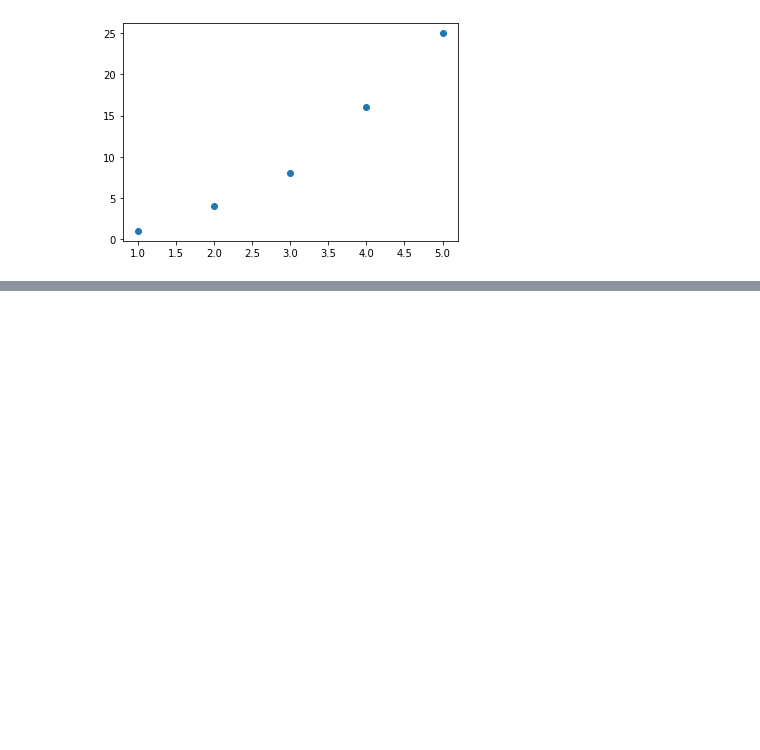
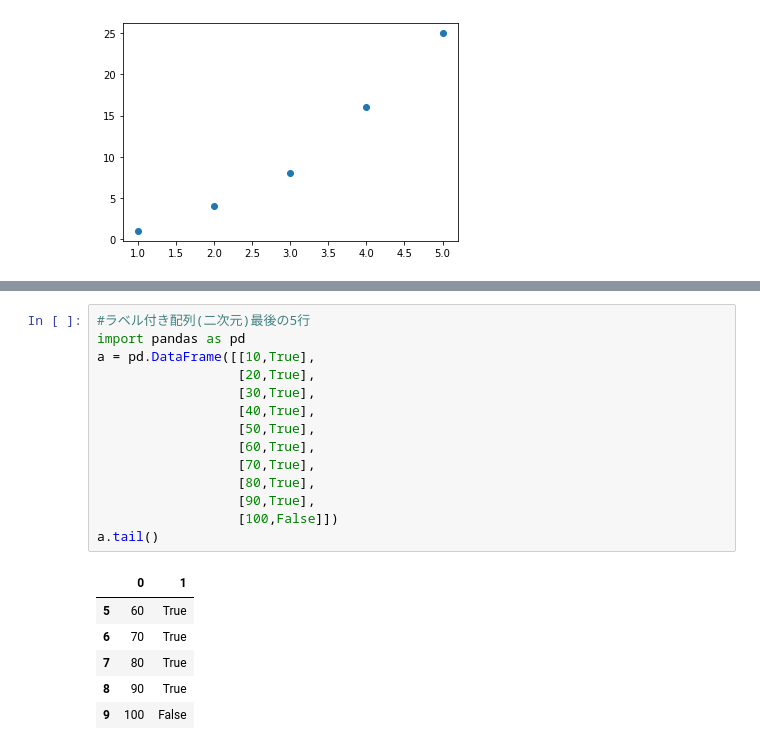
Before and after one commit to tadashi000000/googlecolab001, a Jupyter notebook: notebook001.ipynb, the cells around one changed output, grey strips where cells are left out. Drawn from its saved outputs; the diff is of its cells as text; blank space fills up the shorter version.

```diff
--- a/notebook001.ipynb
+++ b/notebook001.ipynb
@@ -464,0 +604,21 @@ plt.show()
+# %%
+#ラベル付き配列(二次元)最後の5行
+import pandas as pd
+a = pd.DataFrame([[10,True],
+                  [20,True],
+                  [30,True],
+                  [40,True],
+                  [50,True],
+                  [60,True],
+                  [70,True],
+                  [80,True],
+                  [90,True],
+                  [100,False]])
+a.tail()
+# %% [output]
+|  | 0 | 1 |
+| 5 | 60 | True |
+| 6 | 70 | True |
+| 7 | 80 | True |
+| 8 | 90 | True |
+| 9 | 100 | False |
```
Also changed, not shown: parts of 17 cells of this notebook.
